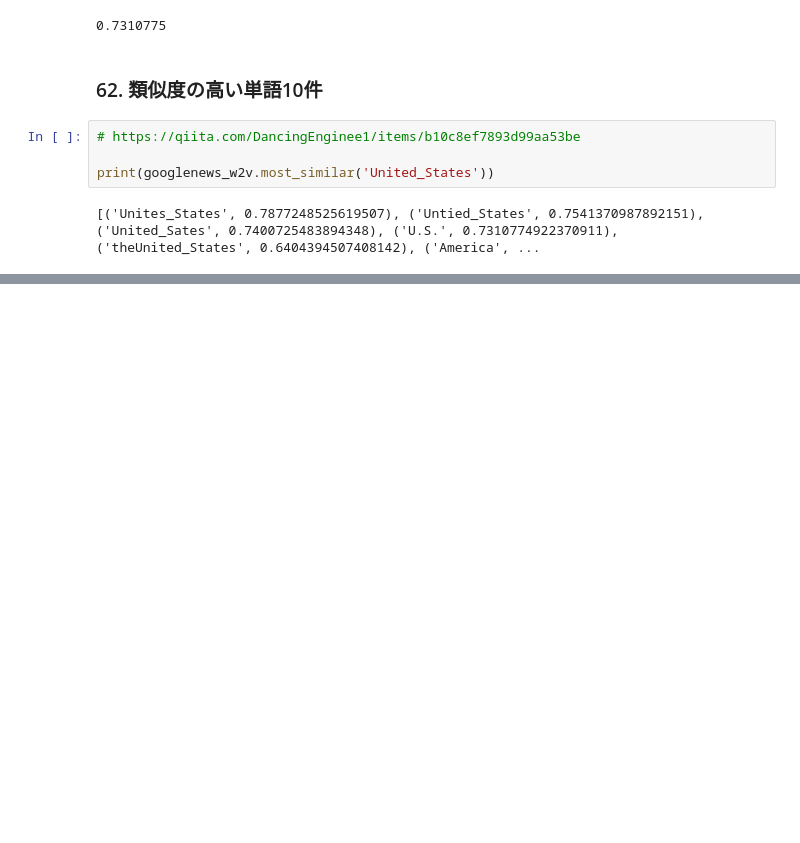
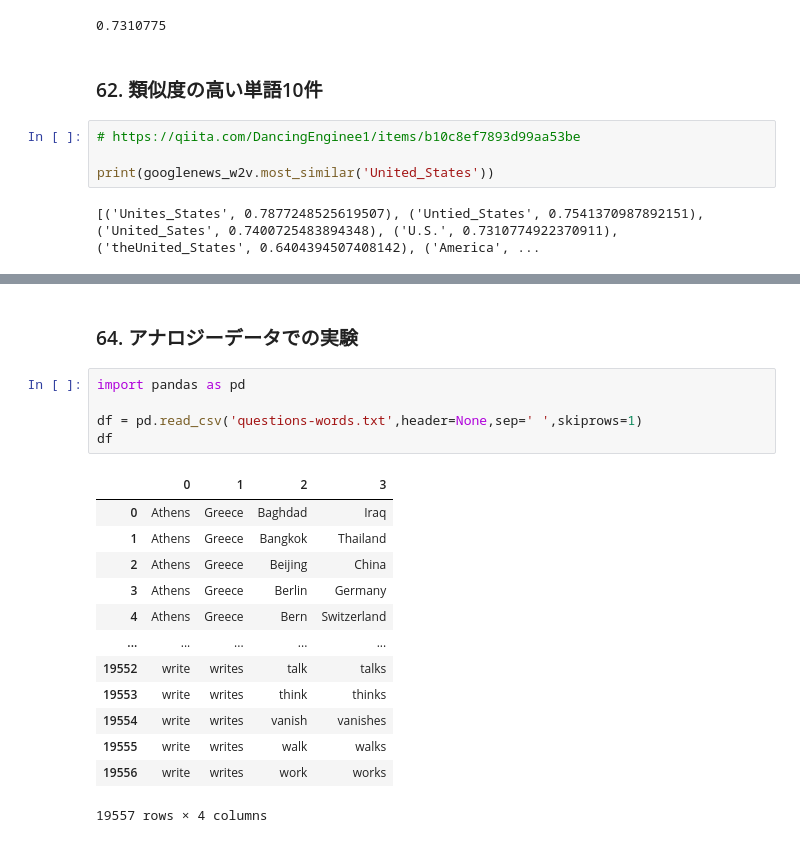
Before and after one commit to marzg510/mynlp100py, a Jupyter notebook: ch07.ipynb, the cells around one changed output, grey strips where cells are left out. Cells and saved outputs as stored; diff of their text form; blank space fills up the shorter version.

```diff
--- a/ch07.ipynb
+++ b/ch07.ipynb
@@ -63,0 +81,22 @@ print(googlenews_w2v.most_similar('United_States'))
+# %% [markdown]
+
+### 64. アナロジーデータでの実験
+# %%
+import pandas as pd
+
+df = pd.read_csv('questions-words.txt',header=None,sep=' ',skiprows=1)
+df
+# %% [output]
+|  | 0 | 1 | 2 | 3 |
+| 0 | Athens | Greece | Baghdad | Iraq |
+| 1 | Athens | Greece | Bangkok | Thailand |
+| 2 | Athens | Greece | Beijing | China |
+| 3 | Athens | Greece | Berlin | Germany |
+| 4 | Athens | Greece | Bern | Switzerland |
+| ... | ... | ... | ... | ... |
+| 19552 | write | writes | talk | talks |
+| 19553 | write | writes | think | thinks |
+| 19554 | write | writes | vanish | vanishes |
+| 19555 | write | writes | walk | walks |
+| 19556 | write | writes | work | works |
+19557 rows × 4 columns
```
Also changed, not shown: parts of 3 cells of this notebook, 1 other file.
